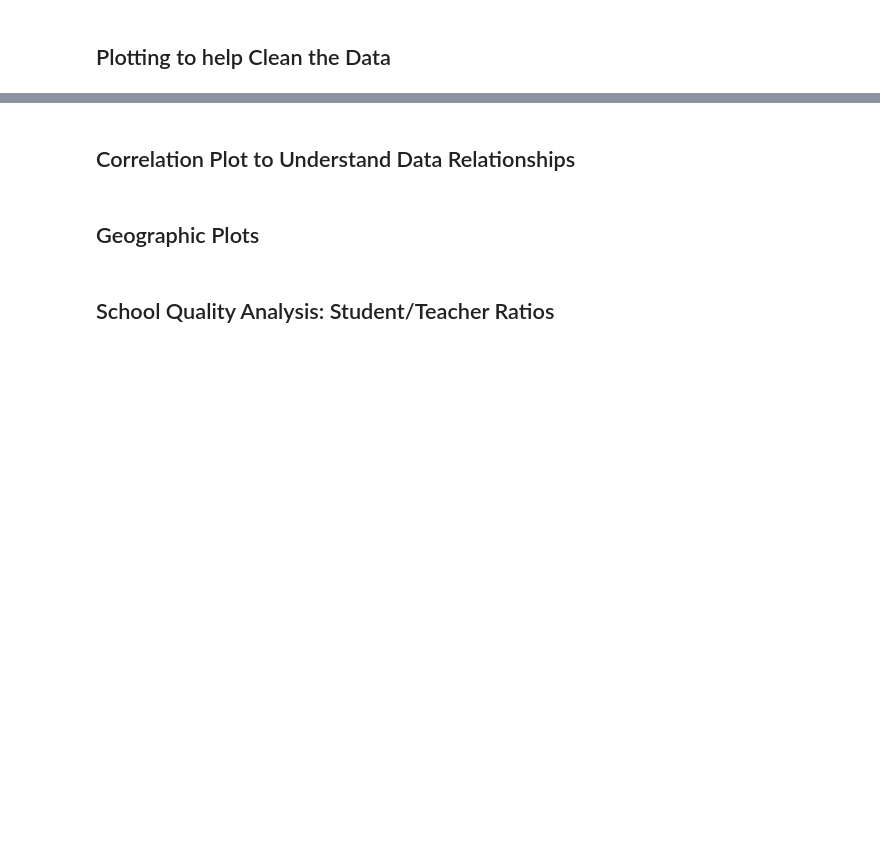
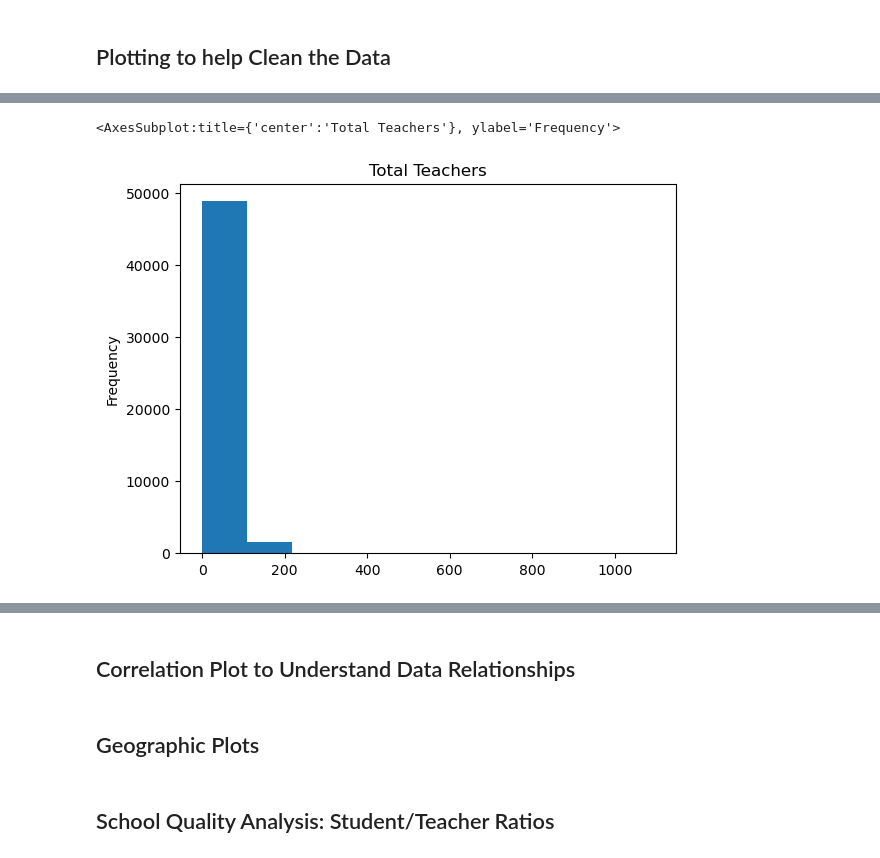
Before and after one commit to redtea3930/US_School_Analysis, a Jupyter notebook: public_school_analysis.ipynb, the cells around one changed output, grey strips where cells are left out. Saved outputs shown, nothing was run; the diff lists cells and outputs as text; code cells hidden in the pictures; blank space fills up the shorter version.

```diff
--- a/public_school_analysis.ipynb
+++ b/public_school_analysis.ipynb
@@ -271,4 +306,8 @@ regular_schools_new.isnull()
 # %%
 # Plot a histogram of Total Teachers and check for outliers
+regular_schools_new['Total Teachers'].plot(kind = 'hist', title = 'Total Teachers')
+# %% [output]
+<AxesSubplot:title={'center':'Total Teachers'}, ylabel='Frequency'>
+[figure, added]
 # %%
 # Plot a histogram of Student Teacher Ratio and check for outliers
```
Also changed, not shown: parts of 11 cells of this notebook.
